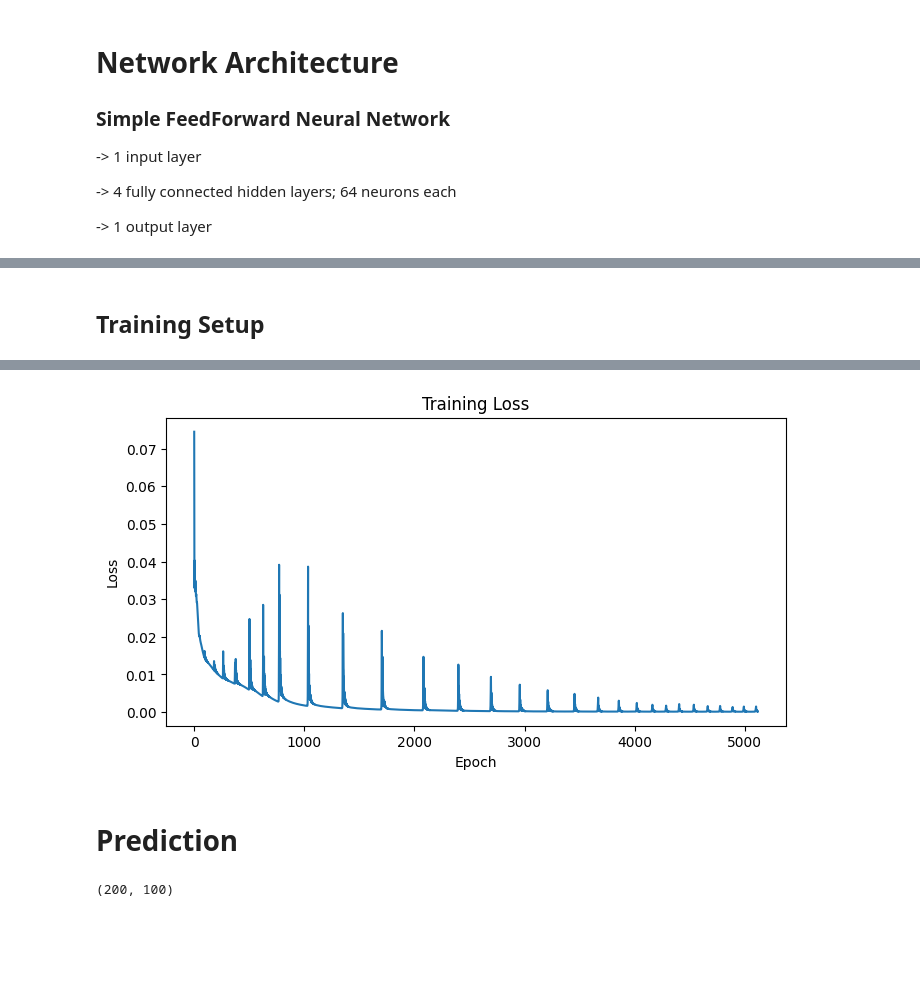
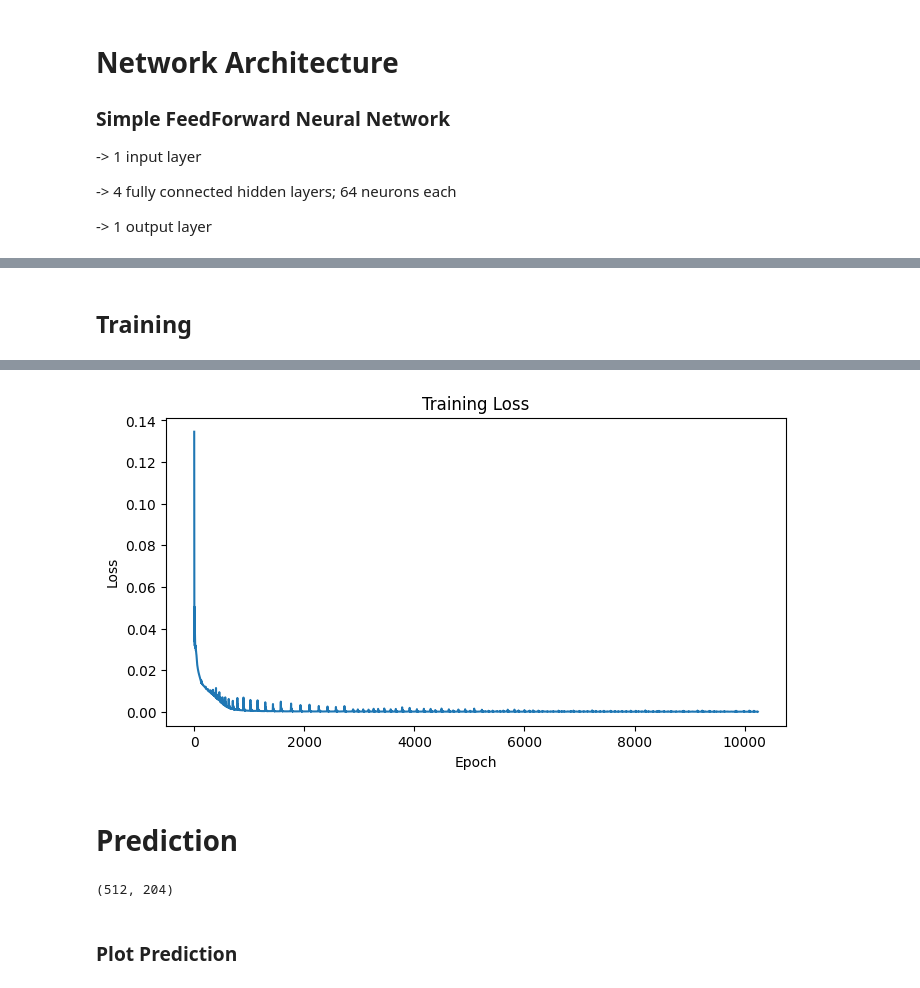
Before and after one commit to nishantak/numerical_sim_PINN, a Jupyter notebook: PINN_Kuramoto/pinn_solver.ipynb, the cells around one changed output, grey strips where cells are left out. Drawn from its saved outputs; the diff is of its cells as text; code cells hidden in the pictures; blank space fills up the shorter version.

```diff
--- a/PINN_Kuramoto/pinn_solver.ipynb
+++ b/PINN_Kuramoto/pinn_solver.ipynb
@@ -21,8 +21,12 @@ NVIDIA GeForce RTX 3050 6GB Laptop GPU
 # %%
 # Domain Setup
 xmin, xmax = 0, 2*np.pi     # Spatial domain
+Nx = 512                    # Spatial resolution
+
+Nt = 204                    # Temporal resolution
 Tf = 1                      # Temporal final time
-N_initial = 200             # Number of initial points
+
+K = 1.0                     # Coupling constant
 
 
 def initialise(theta):
@@ -44,11 +48,9 @@ def nonlocal_flux(model, theta, t, Nq=100):
        L[p](x,t) = -K * integral|0^(2pi)(sin(x - x') p(x', t) dx')
     using a Riemann sum.
     """
-
-    K = 1.0  # coupling constant
-    # Create quadrature points for x' in [0, 2pi]
-    theta_prime = torch.linspace(0, 2 * torch.pi, Nq, device=device).view(1, Nq)  # shape (1, Nq)
-    delta_theta = 2 * torch.pi / Nq
+    # Create quadrature points for x' in [xmin, xmax]
+    theta_prime = torch.linspace(xmin, xmax, Nq, device=device).view(1, Nq)  # shape (1, Nq)
+    delta_theta = xmax / Nq
 
     # Expand to (N, Nq)
     theta_exp = theta.expand(-1, Nq)
@@ -95,8 +97,3 @@ def pde_residual(model, theta, t):
     # PDE residual: p_t + dx(u)
     f = rho_t + u_theta
     return f
-
-
-# Initialize u
-theta_init = torch.linspace(xmin, xmax, N_initial, device=device).view(-1, 1)
-u_0 = initialise(theta_init)
@@ -104,0 +100,9 @@ Polynomial initial condition: u0(x) = (6/pi^3) * ((3pi/2 - x) * (x - pi/2)) for
+# %%
+print("\nIdentical Kuramoto Equation\n")
+print("Domain Limits (xmin, xmax):", xmin, ", ", xmax)
+print("Number of Spatial Points (Nx):", Nx)
+print("Final Time (Tf):", Tf, "\n")
+
+# Initialize u
+theta_init = torch.linspace(xmin, xmax, Nx, device=device).view(-1, 1)
+u_0 = initialise(theta_init)
@@ -142,17 +173,16 @@ optimizer = optim.Adam(model.parameters(), lr=1e-3)
 # %% [markdown]
-## Training Setup
+## Training
 # %%
 N_collocation = 1000  # collocation points for enforcing the PDE
-N_initial = 200       # points for initial condition
 
-# Collocation points in the interior: (x in [0,2pi], t in (0, Tf])
-theta_colloc = torch.rand(N_collocation, 1, device=device) * 2 * torch.pi
+# Collocation points in the interior: (x in [0, xmax], t in (0, Tf])
+theta_colloc = torch.rand(N_collocation, 1, device=device) * xmax
 t_colloc = torch.rand(N_collocation, 1, device=device) * Tf
 
 # Initial time condition points (t=0)
 t_init = torch.zeros_like(theta_init)
 # %%
-num_epochs = 5120
+num_epochs = 10240
 loss_history = []
 
 for epoch in range(num_epochs):
@@ -196,4 +236,4 @@ Epoch 4608, Total Loss: 0.000104, PDE Loss: 0.000040, IC Loss: 0.000065
-[figure, old version]
+[figure, new version]
 # %% [markdown]
 # Prediction
 # %%
@@ -207,8 +247,10 @@ x_test = torch.cat([Theta.reshape(-1, 1), T.reshape(-1, 1)], dim=1)
 # %%
 model.eval()
 with torch.no_grad():
-    u_n = model(x_test).reshape(200, 100).cpu().numpy()
+    u_n = model(x_test).reshape(Nx, Nt).cpu().numpy()
     print(u_n.shape)
 # %% [output]
-(200, 100)
+(512, 204)
+# %% [markdown]
+### Plot Prediction
 # %%
```
Also changed, not shown: parts of 10 cells of this notebook, 5 other files.
